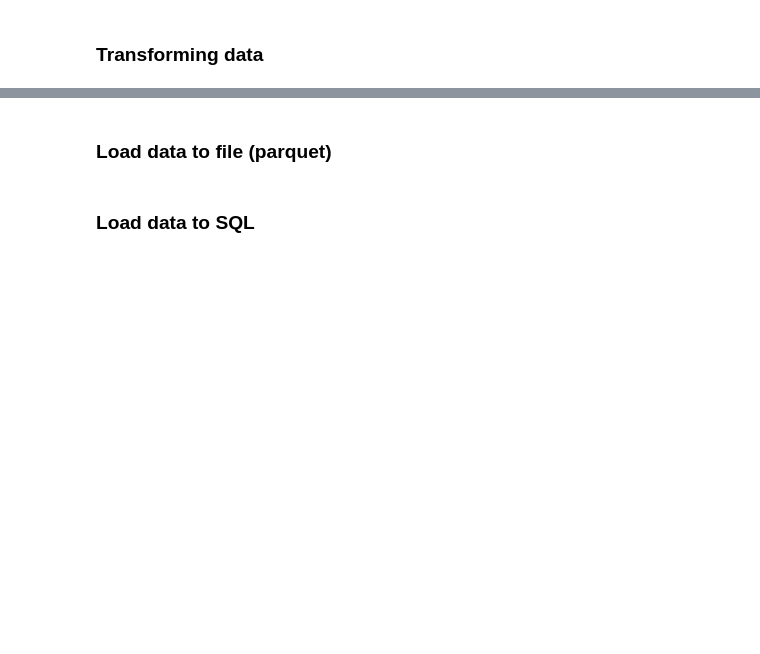
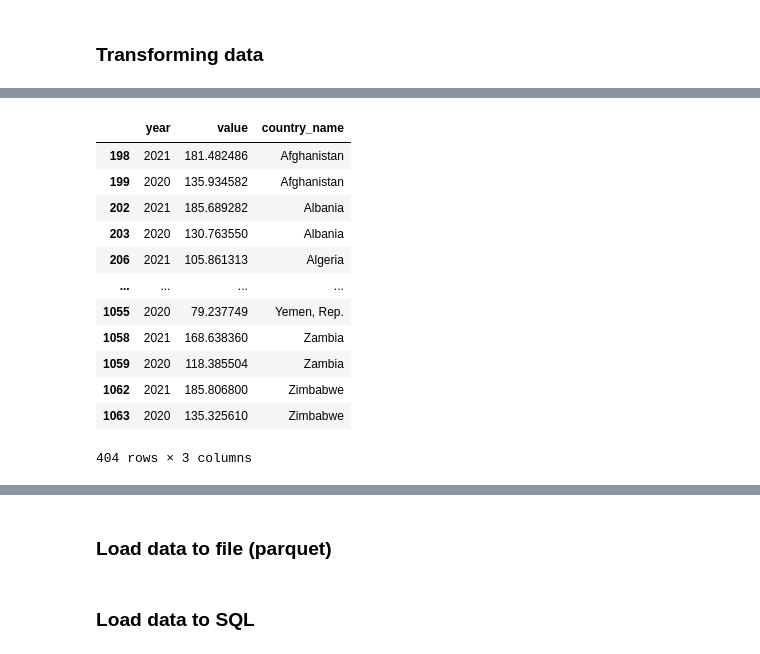
Before and after one commit to suphineneo/Global_Economic_Monitor, a Jupyter notebook: app/etl_project/process_exports.ipynb, the cells around one changed output, grey strips where cells are left out. Drawn from its saved outputs; the diff is of its cells as text; code cells hidden in the pictures; blank space fills up the shorter version.

```diff
--- a/app/etl_project/process_exports.ipynb
+++ b/app/etl_project/process_exports.ipynb
@@ -71,5 +185,18 @@ df_export
 # %%
 # Remove NaN from the Year and value column
-df_cleaned = df_export.dropna(subset=['year'])
-df_cleaned = df_cleaned.dropna(subset=['value'])
+df_cleaned = df_cleaned.dropna(subset=['year']).dropna(subset=['value'])
 df_cleaned
+# %% [output]
+|  | year | value | country_name |
+| 198 | 2021 | 181.482486 | Afghanistan |
+| 199 | 2020 | 135.934582 | Afghanistan |
+| 202 | 2021 | 185.689282 | Albania |
+| 203 | 2020 | 130.763550 | Albania |
+| 206 | 2021 | 105.861313 | Algeria |
+| ... | ... | ... | ... |
+| 1055 | 2020 | 79.237749 | Yemen, Rep. |
+| 1058 | 2021 | 168.638360 | Zambia |
+| 1059 | 2020 | 118.385504 | Zambia |
+| 1062 | 2021 | 185.806800 | Zimbabwe |
+| 1063 | 2020 | 135.325610 | Zimbabwe |
+404 rows × 3 columns
```
Also changed, not shown: parts of 25 cells of this notebook.
